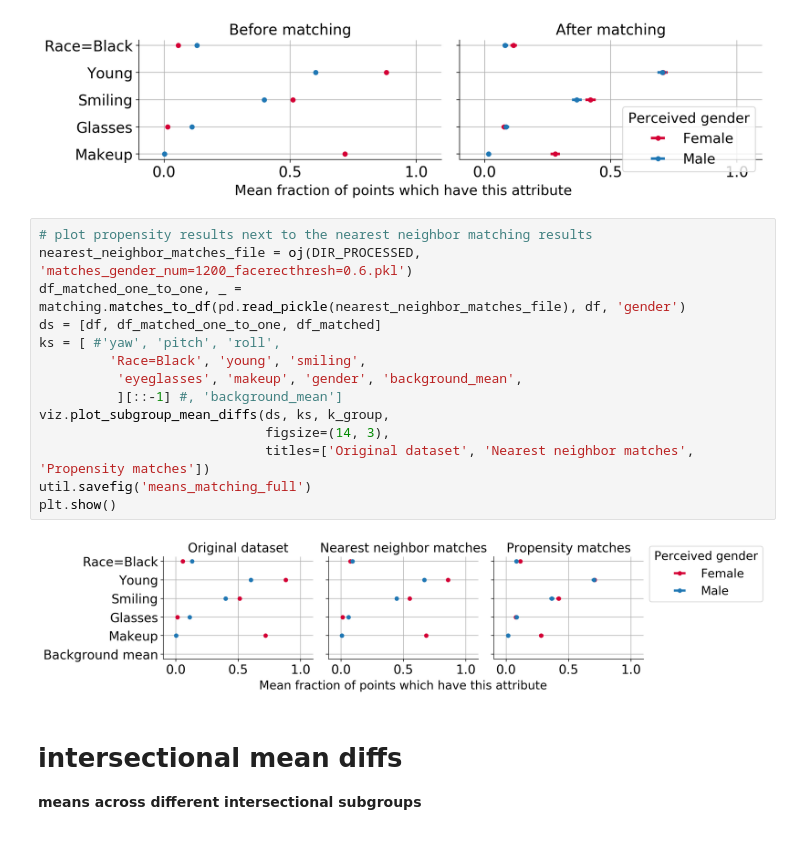
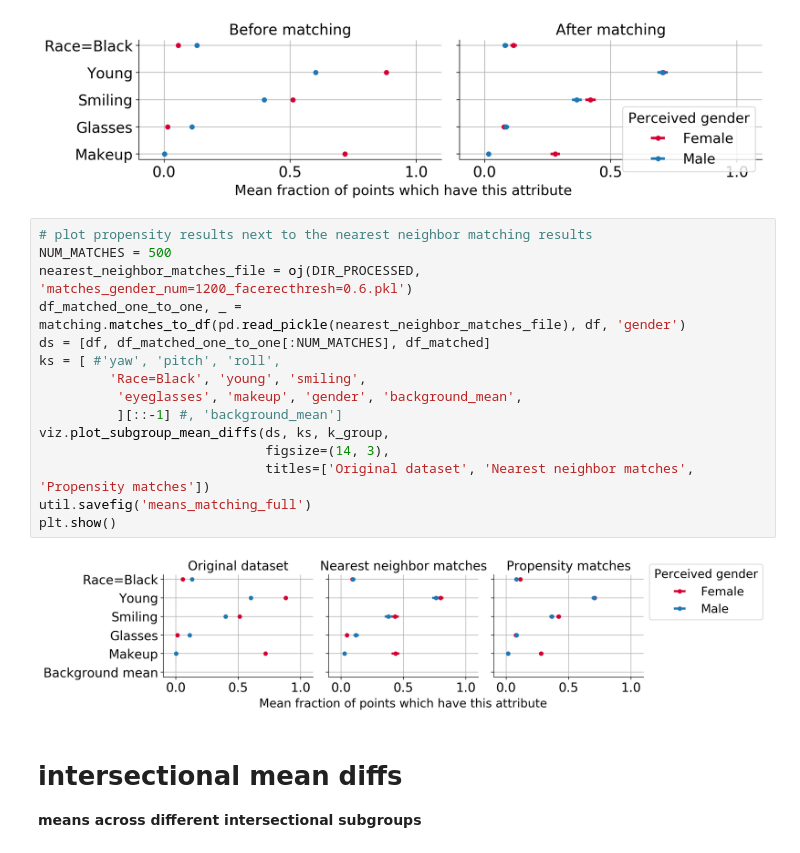
Before and after one commit to csinva/matching-with-gans, a Jupyter notebook: matching_benchmarking/07_propensity_matching.ipynb, the cells around one changed output. Drawn from its saved outputs; the diff is of its cells as text.

```diff
--- a/matching_benchmarking/07_propensity_matching.ipynb
+++ b/matching_benchmarking/07_propensity_matching.ipynb
@@ -82,20 +79,21 @@ plt.show()
 [figure]
 # %%
 # plot propensity results next to the nearest neighbor matching results
+NUM_MATCHES = 500
 nearest_neighbor_matches_file = oj(DIR_PROCESSED, 'matches_gender_num=1200_facerecthresh=0.6.pkl')
 df_matched_one_to_one, _ = matching.matches_to_df(pd.read_pickle(nearest_neighbor_matches_file), df, 'gender')
-ds = [df, df_matched_one_to_one, df_matched]
+ds = [df, df_matched_one_to_one[:NUM_MATCHES], df_matched]
 ks = [ #'yaw', 'pitch', 'roll',
          'Race=Black', 'young', 'smiling',
           'eyeglasses', 'makeup', 'gender', 'background_mean',
           ][::-1] #, 'background_mean']
 viz.plot_subgroup_mean_diffs(ds, ks, k_group,
                              figsize=(14, 3),
                              titles=['Original dataset', 'Nearest neighbor matches', 'Propensity matches'])
 util.savefig('means_matching_full')
 plt.show()
 # %% [output]
-[figure, old version]
+[figure, new version]
 # %% [markdown]
 # intersectional mean diffs
 **means across different intersectional subgroups**
```
Also changed, not shown: parts of 1 cell of this notebook, 1 other file.
